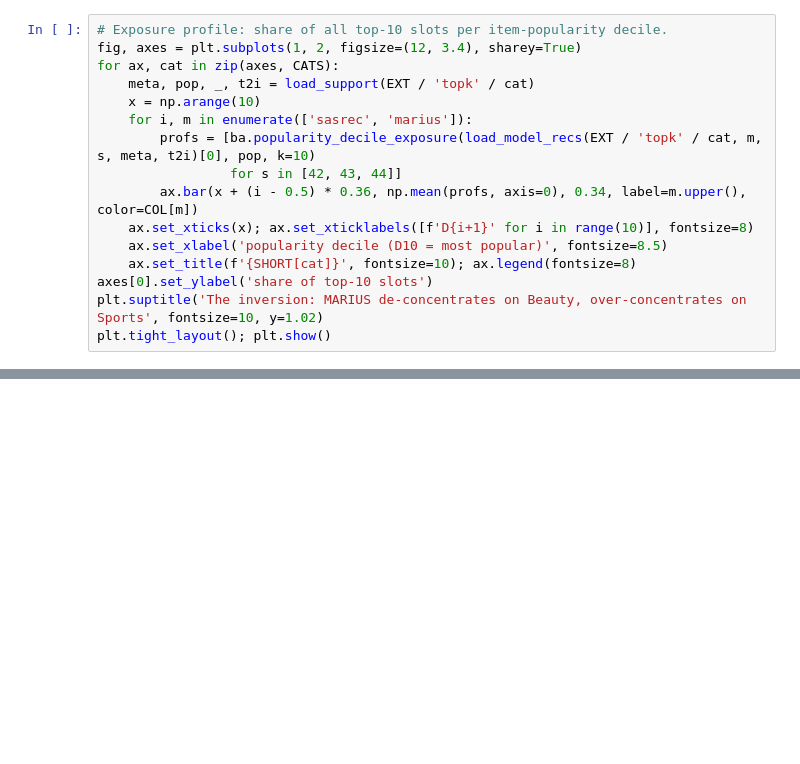
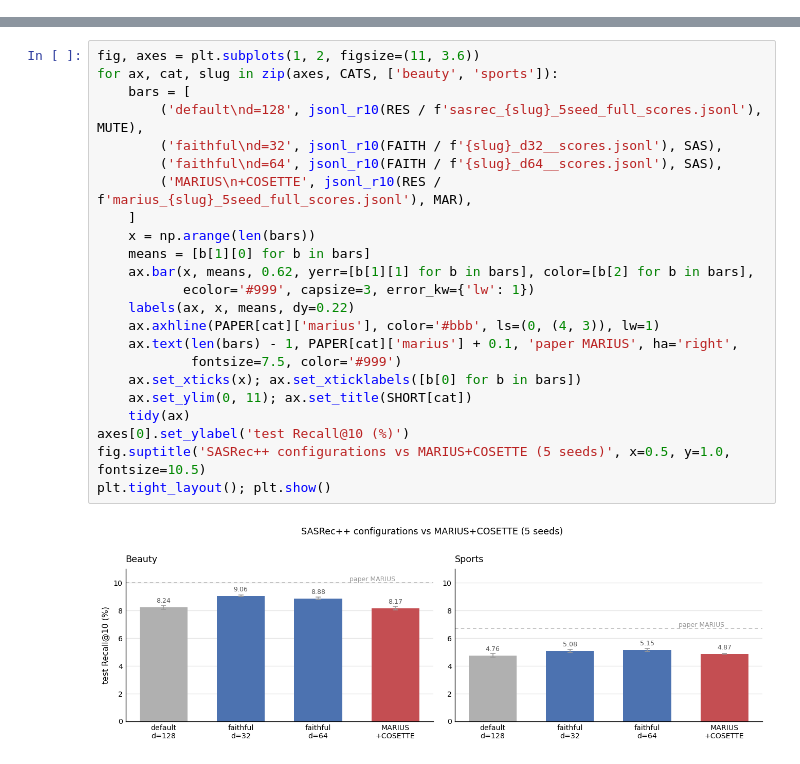
Before and after one commit to slawmecz/rec_sys_cosette_marius, a Jupyter notebook: notebooks/project_story.ipynb, the cells around one changed output, grey strips where cells are left out. Saved outputs shown, nothing was run; the diff lists cells and outputs as text; blank space fills up the shorter version.

```diff
--- a/notebooks/project_story.ipynb
+++ b/notebooks/project_story.ipynb
@@ -138,16 +0,0 @@ plt.tight_layout(); plt.show()
-# %%
-# Exposure profile: share of all top-10 slots per item-popularity decile.
-fig, axes = plt.subplots(1, 2, figsize=(12, 3.4), sharey=True)
-for ax, cat in zip(axes, CATS):
-    meta, pop, _, t2i = load_support(EXT / 'topk' / cat)
-    x = np.arange(10)
-    for i, m in enumerate(['sasrec', 'marius']):
-        profs = [ba.popularity_decile_exposure(load_model_recs(EXT / 'topk' / cat, m, s, meta, t2i)[0], pop, k=10)
-                 for s in [42, 43, 44]]
-        ax.bar(x + (i - 0.5) * 0.36, np.mean(profs, axis=0), 0.34, label=m.upper(), color=COL[m])
-    ax.set_xticks(x); ax.set_xticklabels([f'D{i+1}' for i in range(10)], fontsize=8)
-    ax.set_xlabel('popularity decile (D10 = most popular)', fontsize=8.5)
-    ax.set_title(f'{SHORT[cat]}', fontsize=10); ax.legend(fontsize=8)
-axes[0].set_ylabel('share of top-10 slots')
-plt.suptitle('The inversion: MARIUS de-concentrates on Beauty, over-concentrates on Sports', fontsize=10, y=1.02)
-plt.tight_layout(); plt.show()
@@ -345,0 +81,25 @@ Everything above ran on well under 5,000 of our 400,000 SBU. The reproduction is
+# %%
+fig, axes = plt.subplots(1, 2, figsize=(11, 3.6))
+for ax, cat, slug in zip(axes, CATS, ['beauty', 'sports']):
+    bars = [
+        ('default\nd=128', jsonl_r10(RES / f'sasrec_{slug}_5seed_full_scores.jsonl'), MUTE),
+        ('faithful\nd=32', jsonl_r10(FAITH / f'{slug}_d32__scores.jsonl'), SAS),
+        ('faithful\nd=64', jsonl_r10(FAITH / f'{slug}_d64__scores.jsonl'), SAS),
+        ('MARIUS\n+COSETTE', jsonl_r10(RES / f'marius_{slug}_5seed_full_scores.jsonl'), MAR),
+    ]
+    x = np.arange(len(bars))
+    means = [b[1][0] for b in bars]
+    ax.bar(x, means, 0.62, yerr=[b[1][1] for b in bars], color=[b[2] for b in bars],
+           ecolor='#999', capsize=3, error_kw={'lw': 1})
+    labels(ax, x, means, dy=0.22)
+    ax.axhline(PAPER[cat]['marius'], color='#bbb', ls=(0, (4, 3)), lw=1)
+    ax.text(len(bars) - 1, PAPER[cat]['marius'] + 0.1, 'paper MARIUS', ha='right',
+            fontsize=7.5, color='#999')
+    ax.set_xticks(x); ax.set_xticklabels([b[0] for b in bars])
+    ax.set_ylim(0, 11); ax.set_title(SHORT[cat])
+    tidy(ax)
+axes[0].set_ylabel('test Recall@10 (%)')
+fig.suptitle('SASRec++ configurations vs MARIUS+COSETTE (5 seeds)', x=0.5, y=1.0, fontsize=10.5)
+plt.tight_layout(); plt.show()
+# %% [output]
+[figure, added]
```
Also changed, not shown: parts of 35 cells of this notebook, 1 other file.
